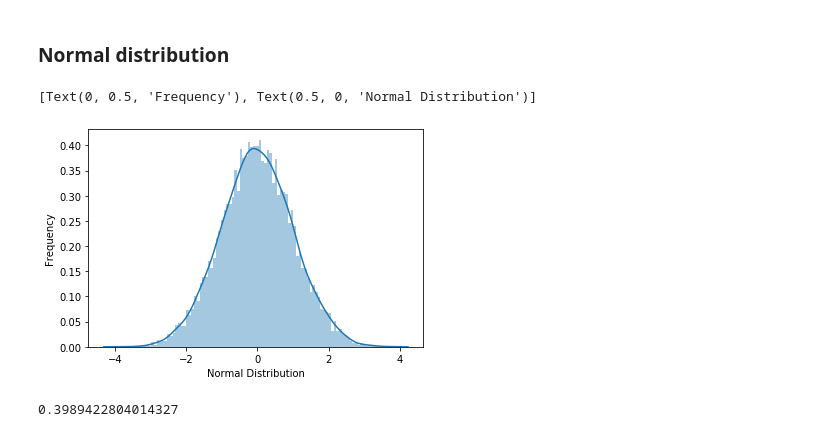
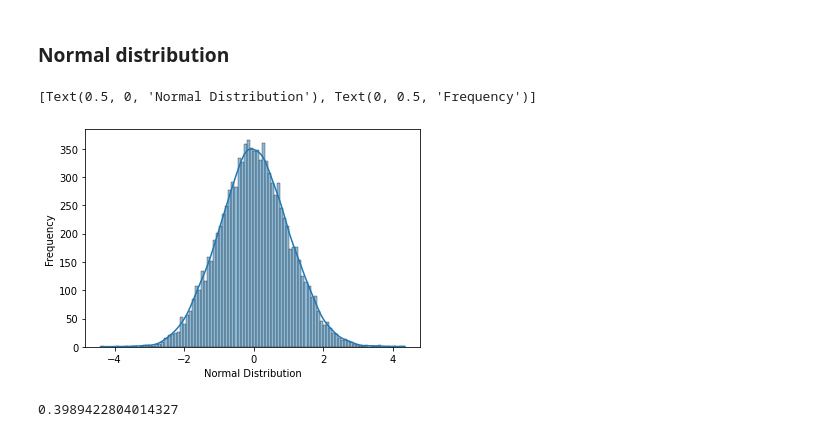
Before and after one commit to elisiojsj/Reference-Materials, a Jupyter notebook: Probability_distributions.ipynb, the cells around one changed output. Cells and saved outputs as stored; diff of their text form; code cells hidden in the pictures.

Commit message:
normal through numpy; fixed sns warnings

```diff
--- a/Probability_distributions.ipynb
+++ b/Probability_distributions.ipynb
@@ -13,13 +13,13 @@ from scipy.stats import norm
 # Generate random numbers for given mean and std
 mean = 0
 std = 1
-data_normal = norm.rvs(size=10000, loc=mean, scale=std)
+samples_norm = norm.rvs(size=10000, loc=mean, scale=std)
 # %%
 # plot normal distribution using seaborn
-sns.distplot(data_normal, bins=100, kde=True).set(xlabel='Normal Distribution', ylabel='Frequency')
+sns.histplot(samples_norm, bins=100, kde=True).set(xlabel='Normal Distribution', ylabel='Frequency')
 # %% [output]
-[Text(0, 0.5, 'Frequency'), Text(0.5, 0, 'Normal Distribution')]
+[Text(0.5, 0, 'Normal Distribution'), Text(0, 0.5, 'Frequency')]
-[figure, old version]
+[figure, new version]
 # %%
 # Evaluate the PDF for the same distribution at point 0
 norm(mean, std).pdf(0)
```
Also changed, not shown: parts of 10 cells of this notebook.
